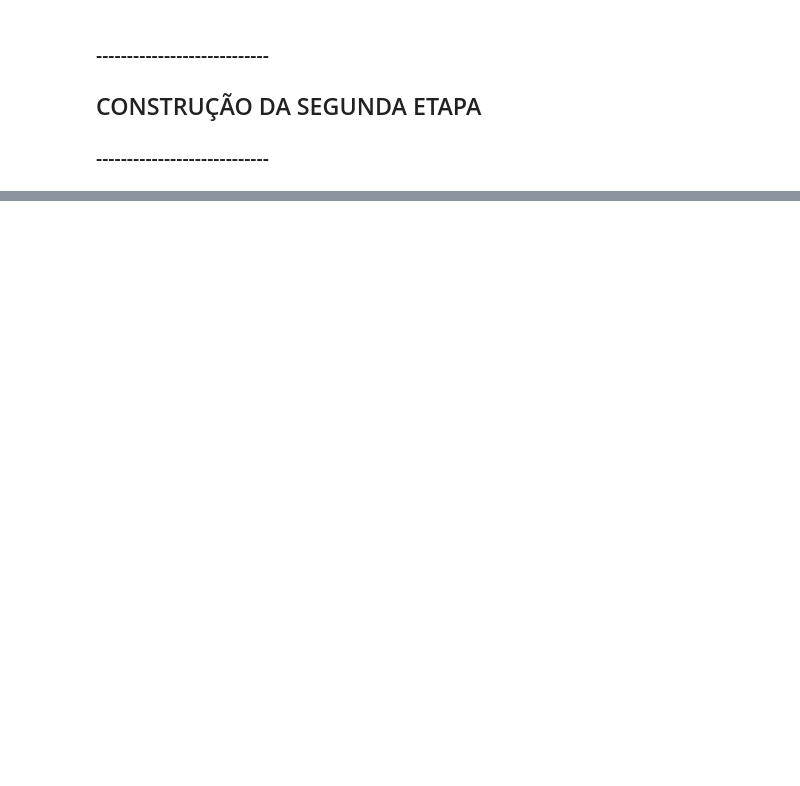
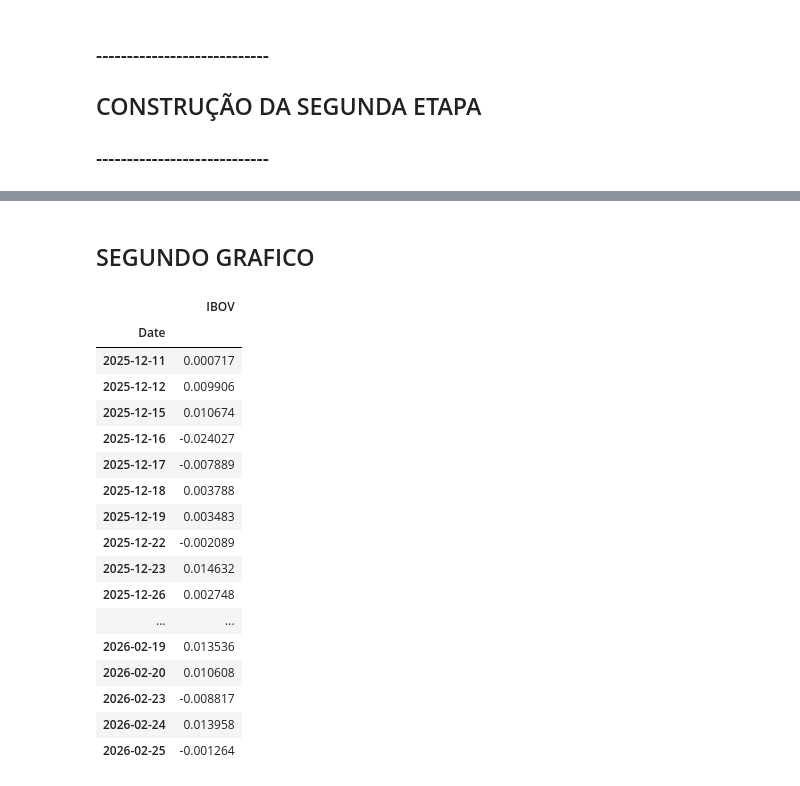
Before and after one commit to JoaoNogaroli/mestrado, a Jupyter notebook: modelo_otimizacao_robusta_duas_etapas_hierarquicas/app8_modelo_otimizacao_robusta_duas_etapas.ipynb, the cells around one changed output, grey strips where cells are left out. Saved outputs shown, nothing was run; the diff lists cells and outputs as text; code cells hidden in the pictures; blank space fills up the shorter version.

```diff
--- a/modelo_otimizacao_robusta_duas_etapas_hierarquicas/app8_modelo_otimizacao_robusta_duas_etapas.ipynb
+++ b/modelo_otimizacao_robusta_duas_etapas_hierarquicas/app8_modelo_otimizacao_robusta_duas_etapas.ipynb
@@ -316,0 +444,23 @@ for a in range(len(retornos_ativo_segunda_etapa.columns)):
+# %% [markdown]
+## SEGUNDO GRAFICO
+# %%
+df_projecao_final
+# %% [output]
+|  | IBOV |
+| Date |  |
+| 2025-12-11 | 0.000717 |
+| 2025-12-12 | 0.009906 |
+| 2025-12-15 | 0.010674 |
+| 2025-12-16 | -0.024027 |
+| 2025-12-17 | -0.007889 |
+| 2025-12-18 | 0.003788 |
+| 2025-12-19 | 0.003483 |
+| 2025-12-22 | -0.002089 |
+| 2025-12-23 | 0.014632 |
+| 2025-12-26 | 0.002748 |
+| ... | ... |
+| 2026-02-19 | 0.013536 |
+| 2026-02-20 | 0.010608 |
+| 2026-02-23 | -0.008817 |
+| 2026-02-24 | 0.013958 |
+| 2026-02-25 | -0.001264 |
```
Also changed, not shown: parts of 10 cells of this notebook.
